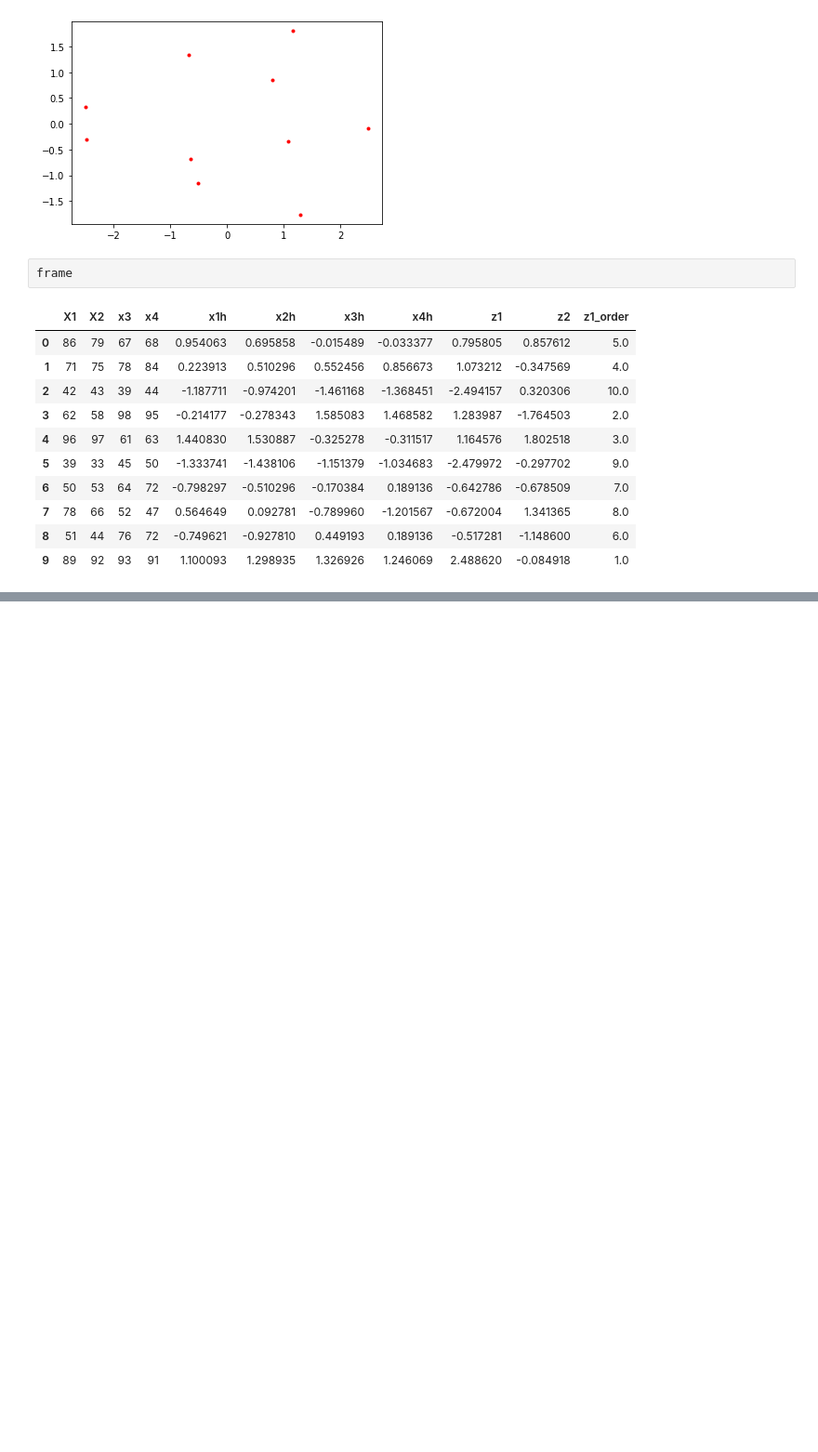
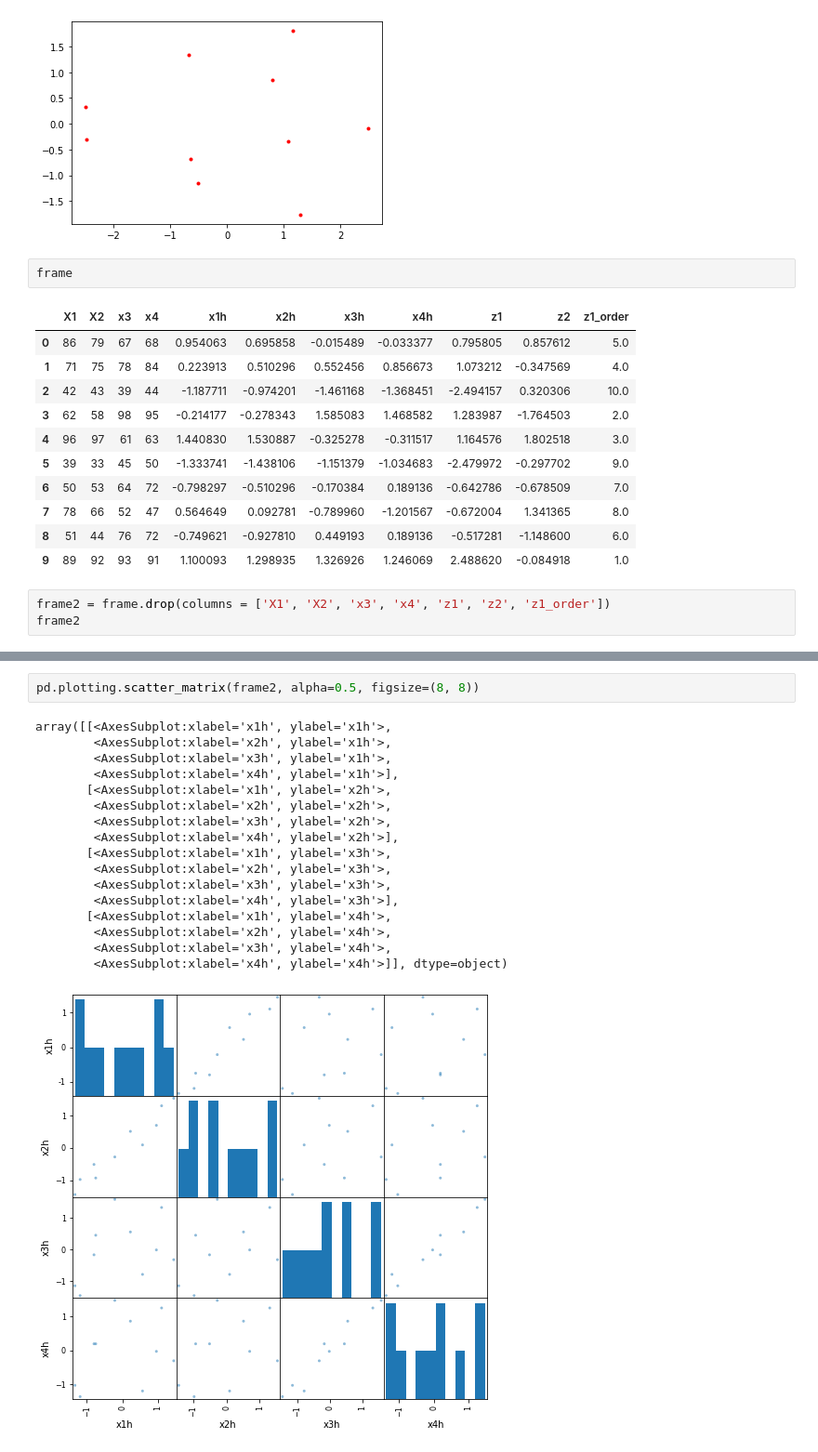
Before and after one commit to englishta/algorithm, a Jupyter notebook: prac2.ipynb, the cells around one changed output, grey strips where cells are left out. Shown at 93% size. Saved outputs shown, nothing was run; the diff lists cells and outputs as text; blank space fills up the shorter version.

```diff
--- a/prac2.ipynb
+++ b/prac2.ipynb
@@ -49,3 +49,6 @@ frame
 | 7 | 78 | 66 | 52 | 47 | 0.564649 | 0.092781 | -0.789960 | -1.201567 | -0.672004 | 1.341365 | 8.0 |
 | 8 | 51 | 44 | 76 | 72 | -0.749621 | -0.927810 | 0.449193 | 0.189136 | -0.517281 | -1.148600 | 6.0 |
 | 9 | 89 | 92 | 93 | 91 | 1.100093 | 1.298935 | 1.326926 | 1.246069 | 2.488620 | -0.084918 | 1.0 |
+# %%
+frame2 = frame.drop(columns = ['X1', 'X2', 'x3', 'x4', 'z1', 'z2', 'z1_order'])
+frame2
@@ -51,0 +67,20 @@ frame
+# %%
+pd.plotting.scatter_matrix(frame2, alpha=0.5, figsize=(8, 8))
+# %% [output]
+array([[<AxesSubplot:xlabel='x1h', ylabel='x1h'>,
+        <AxesSubplot:xlabel='x2h', ylabel='x1h'>,
+        <AxesSubplot:xlabel='x3h', ylabel='x1h'>,
+        <AxesSubplot:xlabel='x4h', ylabel='x1h'>],
+       [<AxesSubplot:xlabel='x1h', ylabel='x2h'>,
+        <AxesSubplot:xlabel='x2h', ylabel='x2h'>,
+        <AxesSubplot:xlabel='x3h', ylabel='x2h'>,
+        <AxesSubplot:xlabel='x4h', ylabel='x2h'>],
+       [<AxesSubplot:xlabel='x1h', ylabel='x3h'>,
+        <AxesSubplot:xlabel='x2h', ylabel='x3h'>,
+        <AxesSubplot:xlabel='x3h', ylabel='x3h'>,
+        <AxesSubplot:xlabel='x4h', ylabel='x3h'>],
+       [<AxesSubplot:xlabel='x1h', ylabel='x4h'>,
+        <AxesSubplot:xlabel='x2h', ylabel='x4h'>,
+        <AxesSubplot:xlabel='x3h', ylabel='x4h'>,
+        <AxesSubplot:xlabel='x4h', ylabel='x4h'>]], dtype=object)
+[figure, added]
```
Also changed, not shown: parts of 1 cell of this notebook, 1 other file.
